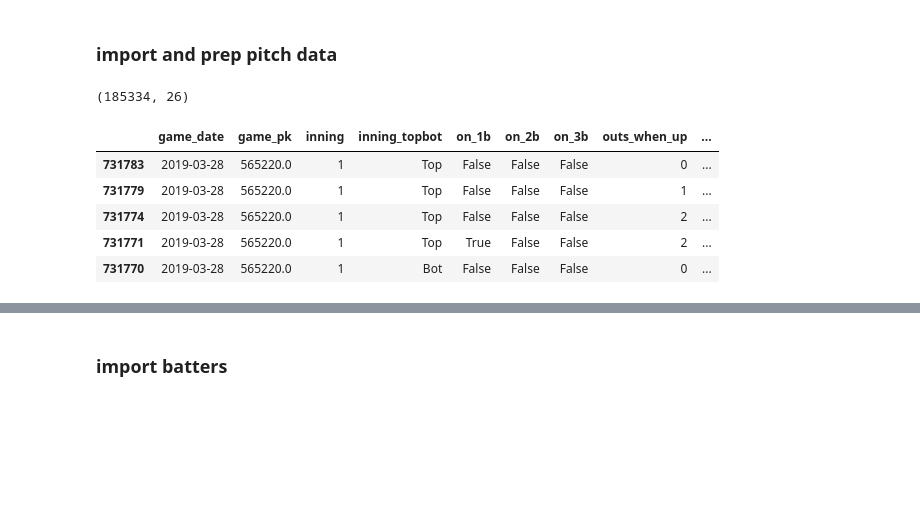
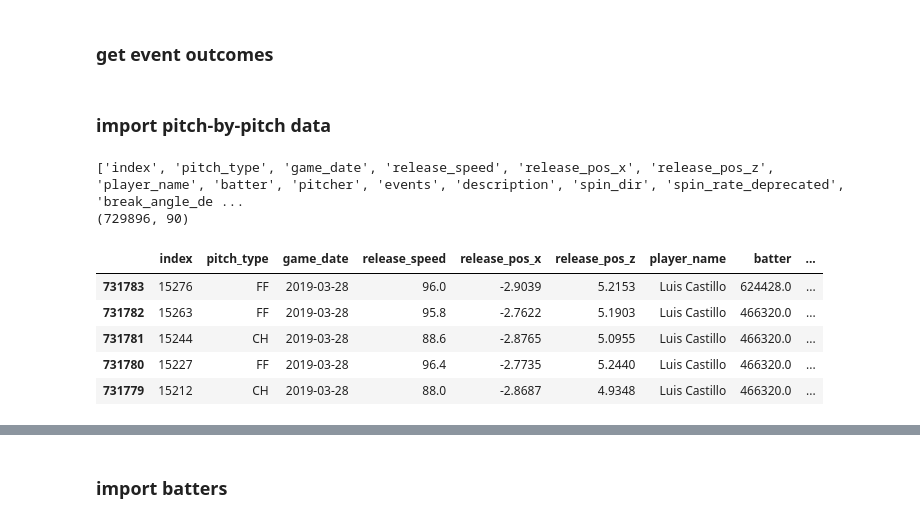
Before and after one commit to chrisjackson4256/BaseballDataAnalyses, a Jupyter notebook: openWAR.ipynb, the cells around one changed output, grey strips where cells are left out. Cells and saved outputs as stored; diff of their text form; code cells hidden in the pictures; blank space fills up the shorter version.

```diff
--- a/openWAR.ipynb
+++ b/openWAR.ipynb
@@ -7,0 +110,2 @@ pd.set_option('display.max_columns', 500)
+# %% [markdown]
+### get event outcomes
@@ -8,50 +145,25 @@ pd.set_option('display.max_columns', 500)
 # %% [markdown]
-### import and prep pitch data
+### import pitch-by-pitch data
-# %%
-pitch_data = pd.read_csv("../data/pitch_data_2019.csv")
-
-# games in Japan had no player position data
-pitch_data = pitch_data[pitch_data['fielder_2.1'] == pitch_data['fielder_2.1']]
-
-# make sure the pitch sequence is in order
-pitch_data.sort_values(by=['game_date', 'game_pk', 'inning', 'at_bat_number', 'pitch_number', 'outs_when_up'], ascending=True, inplace=True)
-
-# keep only pitches that end in an "event" (hit, out, etc.)
-pitch_data = pitch_data[pitch_data['events'] == pitch_data['events']]
-
-cols_to_keep = ['game_date', 'game_pk', 'inning', 'inning_topbot', 'on_1b', 'on_2b', 'on_3b', 'outs_when_up', 'events', 'fld_score', 'bat_score',
-                'hc_x', 'hc_y', 'hit_location', 'batter',
-                'pitcher.1', 'fielder_2.1', 'fielder_3', 'fielder_4', 'fielder_5', 'fielder_6', 'fielder_7', 'fielder_8', 'fielder_9']
-
-pitch_data = pitch_data[cols_to_keep]
-
-pitch_data.rename(columns={'on_1b': 'playerId_on_1b', 'on_2b': 'playerId_on_2b', 'on_3b': 'playerId_on_3b', 'hit_location': 'first_fielder'}, inplace=True)
-
-for col in ['playerId_on_1b', 'playerId_on_2b', 'playerId_on_3b']:
-    pitch_data[col[9:]] = pitch_data[col] == pitch_data[col]
-
-pitch_data['fld_bat_score_diff'] = pitch_data['fld_score'] - pitch_data['bat_score']
-
-pitch_data = pitch_data[['game_date', 'game_pk', 'inning', 'inning_topbot', 'on_1b', 'on_2b', 'on_3b', 'outs_when_up', 'fld_bat_score_diff',
-                         'events', 'hc_x', 'hc_y', 'first_fielder',
-                         'batter', 'pitcher.1', 'fielder_2.1', 'fielder_3', 'fielder_4', 'fielder_5', 'fielder_6', 'fielder_7', 'fielder_8', 'fielder_9',
-                         'playerId_on_1b', 'playerId_on_2b', 'playerId_on_3b']]
-
-for col in ['first_fielder', 'playerId_on_1b', 'playerId_on_2b', 'playerId_on_3b']:
-    pitch_data[col] = pitch_data[col].fillna(value=0.)
-
-for col in ['inning', 'outs_when_up', 'batter', 'first_fielder',
-            'pitcher.1', 'fielder_2.1', 'fielder_3', 'fielder_4', 'fielder_5', 'fielder_6', 'fielder_7', 'fielder_8', 'fielder_9',
-            'playerId_on_1b', 'playerId_on_2b', 'playerId_on_3b']:
-    pitch_data[col] = pitch_data[col].astype(int)
-
-print(pitch_data.shape)
-pitch_data.head()
-# %% [output]
-(185334, 26)
-|  | game_date | game_pk | inning | inning_topbot | on_1b | on_2b | on_3b | outs_when_up | ... |
-| 731783 | 2019-03-28 | 565220.0 | 1 | Top | False | False | False | 0 | ... |
-| 731779 | 2019-03-28 | 565220.0 | 1 | Top | False | False | False | 1 | ... |
-| 731774 | 2019-03-28 | 565220.0 | 1 | Top | False | False | False | 2 | ... |
-| 731771 | 2019-03-28 | 565220.0 | 1 | Top | True | False | False | 2 | ... |
-| 731770 | 2019-03-28 | 565220.0 | 1 | Bot | False | False | False | 0 | ... |
+# %%
+pitch_data = pd.read_csv("../data/pitch_data_2019.csv")
+
+pitch_data = pitch_data[pitch_data['fielder_2.1'] == pitch_data['fielder_2.1']]
+
+pitch_data = pitch_data.sort_values(by=['game_date', 'game_pk', 'inning', 'at_bat_number', 'pitch_number', 'outs_when_up'], ascending=True)
+
+print(pitch_data.columns.tolist())
+
+print(pitch_data.shape)
+
+
+
+pitch_data.head()
+# %% [output]
+['index', 'pitch_type', 'game_date', 'release_speed', 'release_pos_x', 'release_pos_z', 'player_name', 'batter', 'pitcher', 'events', 'description', 'spin_dir', 'spin_rate_deprecated', 'break_angle_de ...
+(729896, 90)
+|  | index | pitch_type | game_date | release_speed | release_pos_x | release_pos_z | player_name | batter | ... |
+| 731783 | 15276 | FF | 2019-03-28 | 96.0 | -2.9039 | 5.2153 | Luis Castillo | 624428.0 | ... |
+| 731782 | 15263 | FF | 2019-03-28 | 95.8 | -2.7622 | 5.1903 | Luis Castillo | 466320.0 | ... |
+| 731781 | 15244 | CH | 2019-03-28 | 88.6 | -2.8765 | 5.0955 | Luis Castillo | 466320.0 | ... |
+| 731780 | 15227 | FF | 2019-03-28 | 96.4 | -2.7735 | 5.2440 | Luis Castillo | 466320.0 | ... |
+| 731779 | 15212 | CH | 2019-03-28 | 88.0 | -2.8687 | 4.9348 | Luis Castillo | 466320.0 | ... |
```
Also changed, not shown: parts of 31 cells of this notebook.
